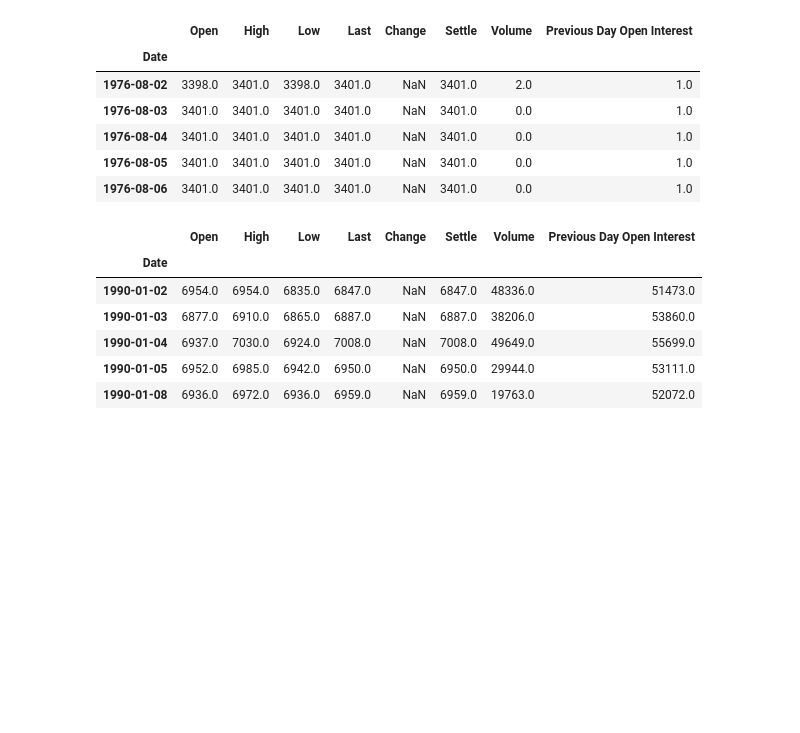
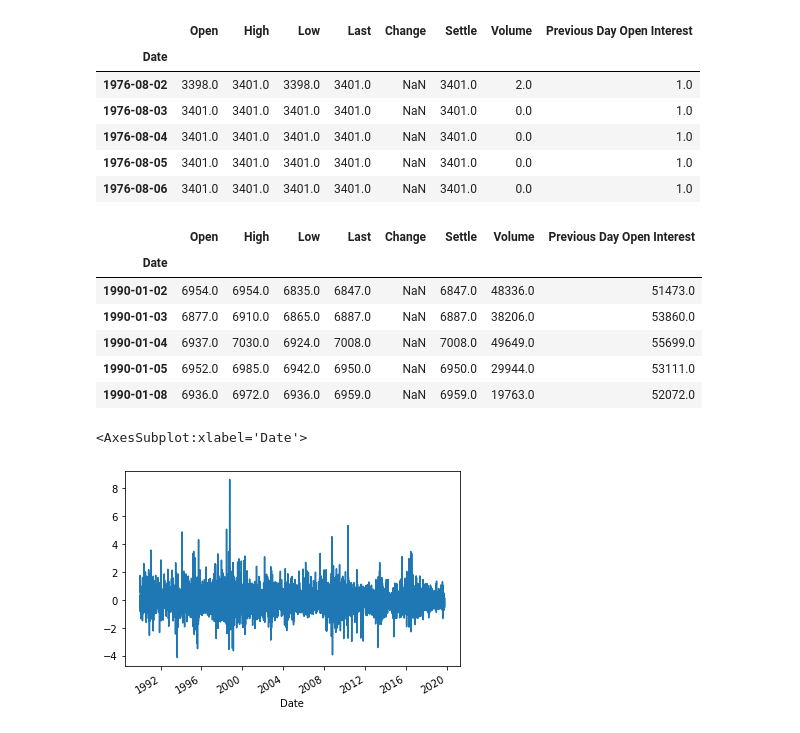
Before and after one commit to mdschulz1973/HW_Unit10_Time_Series, a Jupyter notebook: md_regression_analysis.ipynb, the cells around one changed output. Drawn from its saved outputs; the diff is of its cells as text; code cells hidden in the pictures; blank space fills up the shorter version.

```diff
--- a/md_regression_analysis.ipynb
+++ b/md_regression_analysis.ipynb
@@ -27,3 +27,10 @@ yen_futures.head()
 | 1990-01-04 | 6937.0 | 7030.0 | 6924.0 | 7008.0 | NaN | 7008.0 | 49649.0 | 55699.0 |
 | 1990-01-05 | 6952.0 | 6985.0 | 6942.0 | 6950.0 | NaN | 6950.0 | 29944.0 | 53111.0 |
 | 1990-01-08 | 6936.0 | 6972.0 | 6936.0 | 6959.0 | NaN | 6959.0 | 19763.0 | 52072.0 |
+# %%
+yen_returns = yen_futures.Settle.pct_change() * 100
+yen_returns.dropna()
+yen_returns.plot()
+# %% [output]
+<AxesSubplot:xlabel='Date'>
+[figure, added]
```
Also changed, not shown: parts of 3 cells of this notebook.
